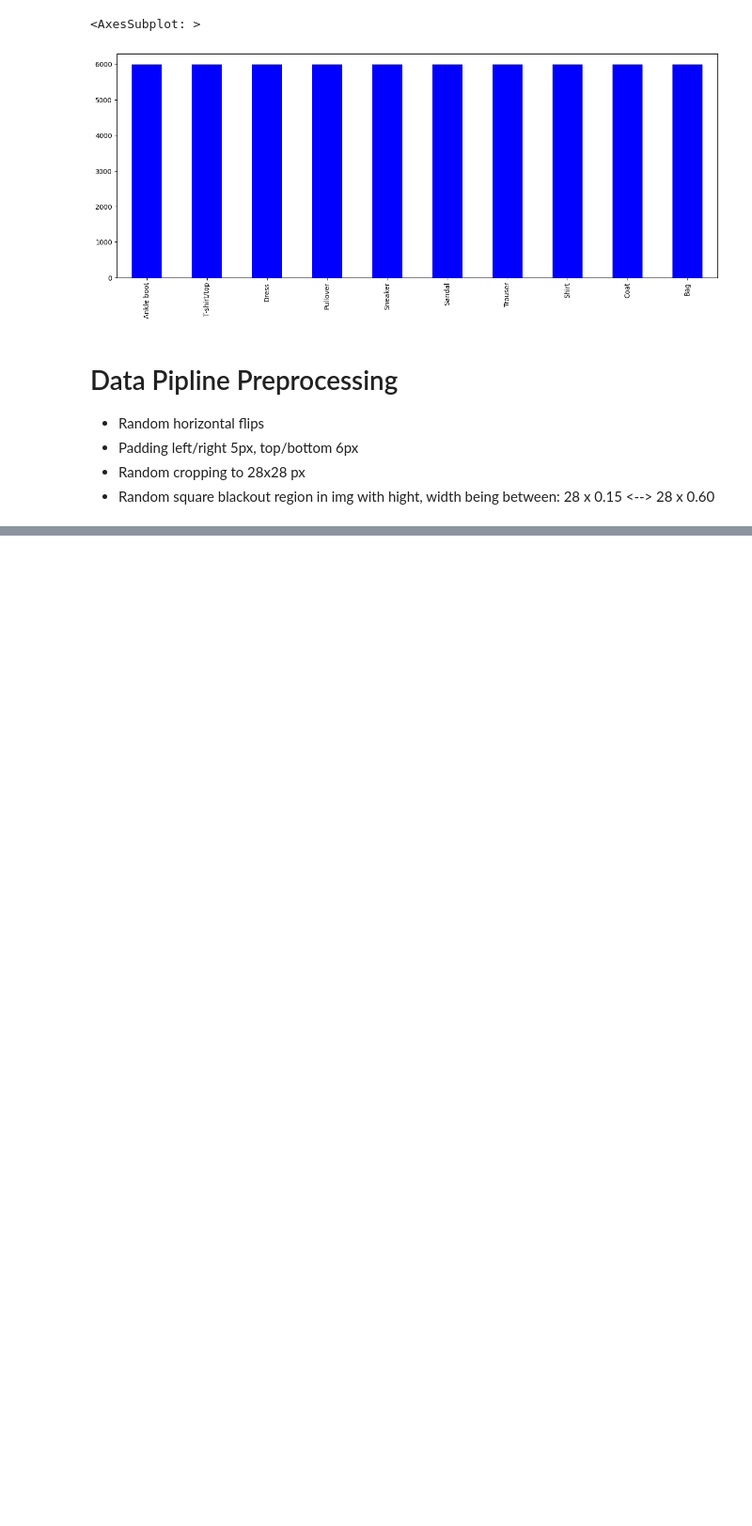
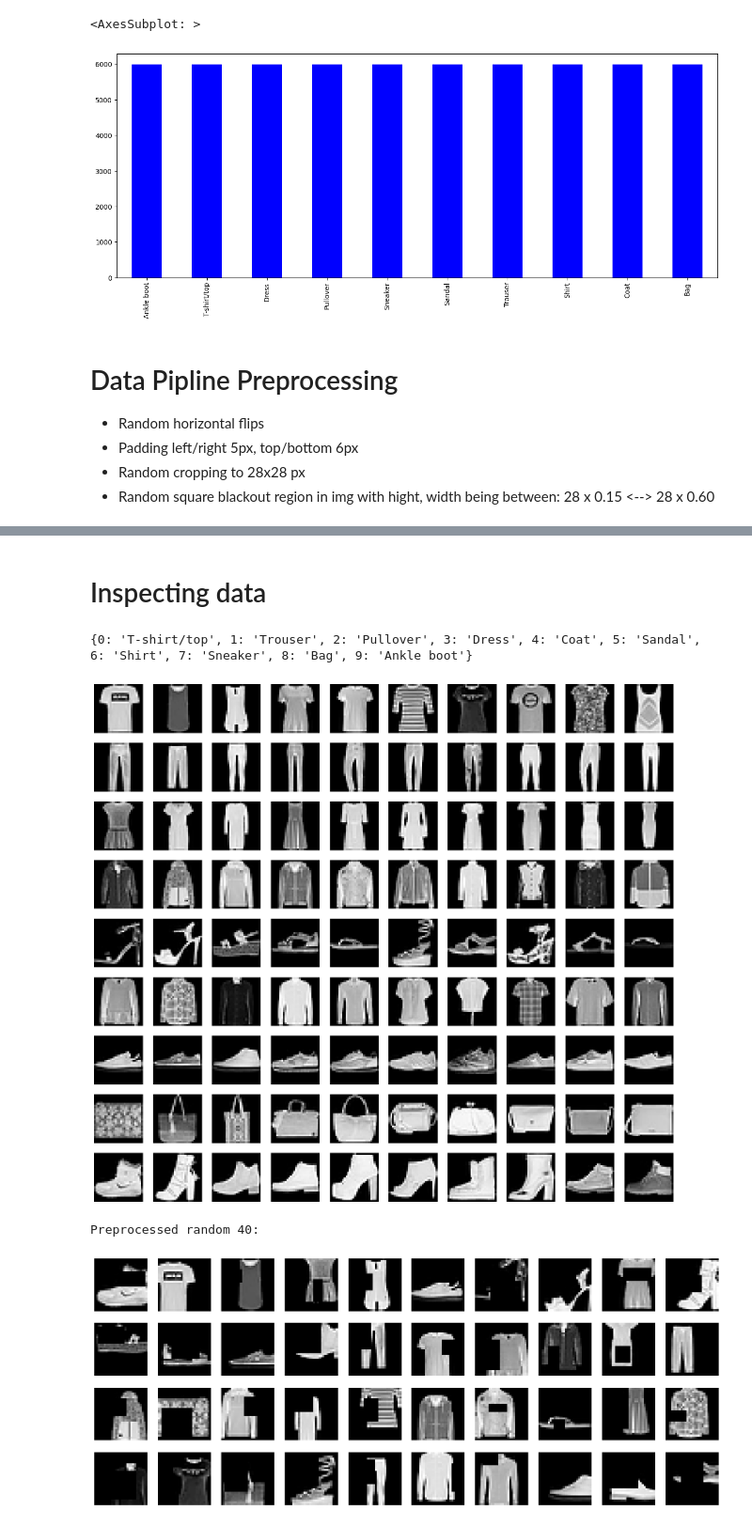
Before and after one commit to TeguhPermana666/Fashion_Mnist, a Jupyter notebook: resnet.ipynb, the cells around one changed output, grey strips where cells are left out. Shown: that part at 94% size. Drawn from its saved outputs; the diff is of its cells as text; code cells hidden in the pictures; blank space fills up the shorter version.

Commit message:
[AI] Build Model And Train #6

```diff
--- a/resnet.ipynb
+++ b/resnet.ipynb
@@ -163,10 +145,11 @@ class BlackoutTransform():
     def __init__(self):
         """
         """
-    def __call__(self,img):
+
+    def __call__(self, img):
         img_dim = img.shape
         np_arr = img.view(28,28).numpy()
-        np_arr = random_blackout(np,np_arr.shape)
+        np_arr = random_blackout(np_arr, np_arr.shape)
         return torch.FloatTensor(np_arr).view(img_dim)
 # %%
 class ReshapeTransform():
@@ -178,0 +204,52 @@ class ReshapeTransform():
+# %%
+# Train data
+train_X = df_train.iloc[:,1:]
+train_Y = df_train.iloc[:,:1]
+# Test data
+test_X = df_test.iloc[:,1:]
+test_Y = df_test.iloc[:,:1]
+
+train_X, train_Y = exclude_class(train_X, train_Y, 2)
+test_X, test_Y = exclude_class(test_X, test_Y, 2)
+
+# Normalize data to [0,1]
+fmnist_train = torch.utils.data.TensorDataset(torch.FloatTensor(train_X.values/255).view(-1,1,28,28), torch.LongTensor(train_Y.values).view(-1))
+fmnist_train = CustomTensorDataset(torch.FloatTensor(train_X.values), torch.LongTensor(train_Y.values).view(-1), transforms=t)
+fmnist_test = torch.utils.data.TensorDataset(torch.FloatTensor(test_X.values/255).view(-1,1,28,28), torch.LongTensor(test_Y.values).view(-1))
+# %% [markdown]
+# Inspecting data
+# %%
+def show_images(images):
+    n_images = len(images)
+    w, h = 10, 10
+    columns = 10
+    rows = int(n_images / columns)
+    fig=plt.figure(figsize=(columns*2, rows*2))
+    for i in range(n_images):
+        img = images[i].reshape(28,28)
+        fig.add_subplot(rows, columns, i+1)
+        plt.imshow(img, cmap='gray')
+        plt.axis('off')
+    plt.show()
+
+
+examples = []
+# Take 10 of each lbl class
+for k in class_names.keys():
+    indices = np.where(train_Y == k)
+    images = np.take(train_X.values, indices[0][:10], axis=0)
+    examples = examples + [x for x in images]
+
+# examples = [x for x in examples for y in examples[]]
+
+print(class_names)
+show_images(examples)
+
+print("Preprocessed random 40:")
+examples = [fmnist_train[x][0] for x in range(40)]
+show_images(examples)
+# %% [output]
+{0: 'T-shirt/top', 1: 'Trouser', 2: 'Pullover', 3: 'Dress', 4: 'Coat', 5: 'Sandal', 6: 'Shirt', 7: 'Sneaker', 8: 'Bag', 9: 'Ankle boot'}
+[figure, added]
+Preprocessed random 40:
+[figure, added]
```
Also changed, not shown: parts of 22 cells of this notebook.
